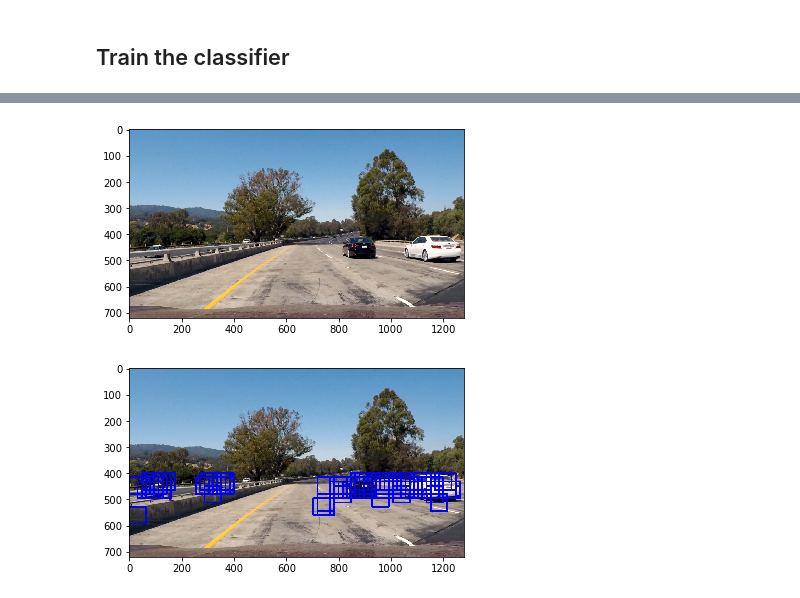
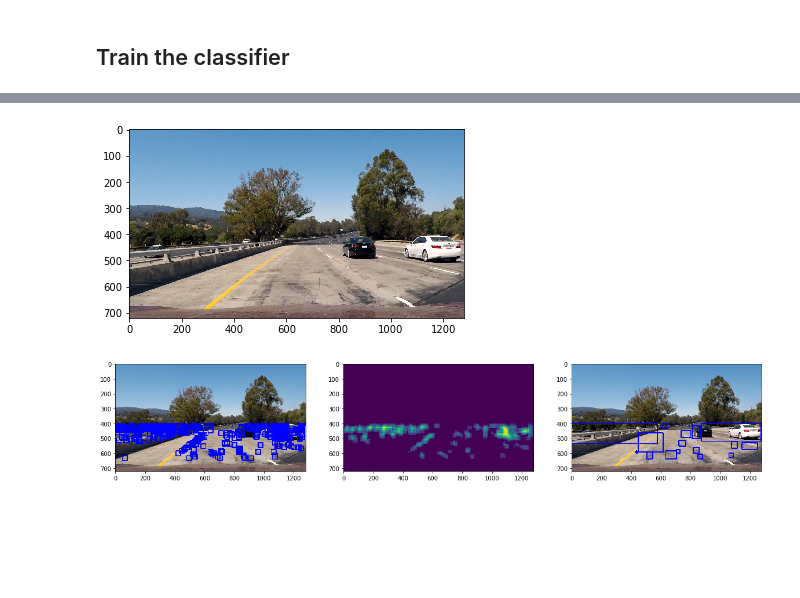
Before and after one commit to javajerry/CarND-Vehicle-Detection, a Jupyter notebook: VehicleDetection.ipynb, the cells around one changed output, grey strips where cells are left out. Cells and saved outputs as stored; diff of their text form; code cells hidden in the pictures; blank space fills up the shorter version.

```diff
--- a/VehicleDetection.ipynb
+++ b/VehicleDetection.ipynb
@@ -437,16 +437,34 @@ def draw_labeled_bboxes(img, labels):
         cv2.rectangle(img, bbox[0], bbox[1], (0,0,255), 6)
     # Return the image
     return img
+
+def apply_heatmap(img):
+    heat = np.zeros_like(img[:,:,0]).astype(np.float)
+
+    # Add heat to each box in box list
+    heat = add_heat(heat,bboxes)
+
+    # Apply threshold to help remove false positives
+    heat = apply_threshold(heat,1)
+
+    # Visualize the heatmap when displaying
+    heatmap = np.clip(heat, 0, 255)
+
+    # Find final boxes from heatmap using label function
+    labels = label(heatmap)
+    draw_img = draw_labeled_bboxes(np.copy(img), labels)
+
+    return heatmap, draw_img
 # %%
 
 # Define a single function that can extract features using hog sub-sampling and make predictions
-def find_cars(img, ystart, ystop, scale, svc, X_scaler, orient, pix_per_cell, cell_per_block, spatial, hist_bins):
+def find_cars(img, ystart, ystop, scale, svc, X_scaler, color_space, orient, pix_per_cell, cell_per_block, spatial, hist_bins):
 
     #draw_img = np.copy(img)
     img = img.astype(np.float32)/255
 
     img_tosearch = img[ystart:ystop,:,:]
-    ctrans_tosearch = convert_color(img_tosearch, conv='RGB2YCrCb')
+    ctrans_tosearch = convert_color(img_tosearch, conv=color_space)
     if scale != 1:
         imshape = ctrans_tosearch.shape
         ctrans_tosearch = cv2.resize(ctrans_tosearch, (np.int(imshape[1]/scale), np.int(imshape[0]/scale)))
@@ -470,7 +488,7 @@ def find_cars(img, ystart, ystop, scale, svc, X_scaler, orient, pix_per_cell, ce
     hog1 = get_hog_features(ch1, orient, pix_per_cell, cell_per_block, feature_vec=False)
     hog2 = get_hog_features(ch2, orient, pix_per_cell, cell_per_block, feature_vec=False)
     hog3 = get_hog_features(ch3, orient, pix_per_cell, cell_per_block, feature_vec=False)
-
+    print(hog3.shape)
     bboxes = []
     for xb in range(nxsteps):
         for yb in range(nysteps):
@@ -485,35 +503,9 @@ def find_cars(img, ystart, ystop, scale, svc, X_scaler, orient, pix_per_cell, ce
             xleft = xpos*pix_per_cell
             ytop = ypos*pix_per_cell
 
-            xbox_left = np.int(xleft*scale)
-            ytop_draw = np.int(ytop*scale)
-            win_draw = np.int(window*scale)
-
-
             # Extract the image patch
             subimg = cv2.resize(ctrans_tosearch[ytop:ytop+window, xleft:xleft+window], (64,64))
             #print(subimg.shape)
-
-            #check for heat
-            #heat = np.zeros_like(img[:,:,0]).astype(np.float)
-
-            #box_list = []
-            #box_list.append(((xbox_left, ytop_draw+ystart),(xbox_left+win_draw,ytop_draw+win_draw+ystart)))
-            # Add heat to each box in box list
-            #heat = add_heat(heat,box_list)
-            #print('heat', heat)
-
-            # Apply threshold to help remove false positives
-            #heat = apply_threshold(heat,1)
-            #print('heat', heat)
-
-            # Visualize the heatmap when displaying
-            #heatmap = np.clip(heat, 0, 255)
-
-            # Find final boxes from heatmap using label function
-            #labels = label(heatmap)
-            #if labels[1] > 0 :
-            #    print('labels', labels[1])
 
             # Get color features
             spatial_features = bin_spatial(subimg, size=(spatial, spatial))
@@ -529,6 +521,9 @@ def find_cars(img, ystart, ystop, scale, svc, X_scaler, orient, pix_per_cell, ce
             test_prediction = svc.predict(test_features)
 
             if test_prediction == 1:
+                xbox_left = np.int(xleft*scale)
+                ytop_draw = np.int(ytop*scale)
+                win_draw = np.int(window*scale)
                 bboxes.append(((xbox_left, ytop_draw+ystart),(xbox_left+win_draw,ytop_draw+win_draw+ystart)))
                 #cv2.rectangle(draw_img,(xbox_left, ytop_draw+ystart),(xbox_left+win_draw,ytop_draw+win_draw+ystart),(0,0,255),6)
 
@@ -536,7 +531,9 @@ def find_cars(img, ystart, ystop, scale, svc, X_scaler, orient, pix_per_cell, ce
 
 ystart = 400
 ystop = 656
-scale = 1
+#scale = 0.5
+
+scale_list = [0.5, 0.75, 1.0, 1.25, 1.5, 2.0]
 
 img = mpimg.imread('test_images/test1.jpg')
 print(img.shape)
@@ -547,33 +544,20 @@ svc = joblib.load(filename1)
 X_scaler = joblib.load(filename2)
 
 
-bboxes = find_cars(img, ystart, ystop, scale, svc, X_scaler, orient, pix_per_cell, cell_per_block, spatial, hist_bins)
-draw_img = np.copy(img)
-for bbox in bboxes:
-    cv2.rectangle(draw_img,bbox[0],bbox[1],(0,0,255),6)
+for scale in scale_list:
+    bboxes = find_cars(img, ystart, ystop, scale, svc, X_scaler, colorspace, orient, pix_per_cell, cell_per_block, spatial, hist_bins)
+    draw_img = np.copy(img)
+    for bbox in bboxes:
+        cv2.rectangle(draw_img,bbox[0],bbox[1],(0,0,255),6)
 
-plt.figure()
-plt.imshow(draw_img)
+    plt.figure(figsize=[20,10])
+    plt.subplot(131)
+    plt.imshow(draw_img)
 
-heat = np.zeros_like(img[:,:,0]).astype(np.float)
-
-# Add heat to each box in box list
-heat = add_heat(heat,bboxes)
-
-# Apply threshold to help remove false positives
-heat = apply_threshold(heat,1)
-
-# Visualize the heatmap when displaying
-heatmap = np.clip(heat, 0, 255)
-
-plt.figure()
-plt.imshow(heatmap, cmap='hot')
-
-# Find final boxes from heatmap using label function
-labels = label(heatmap)
-draw_img = draw_labeled_bboxes(np.copy(img), labels)
-
-plt.figure()
-plt.imshow(draw_img)
+    heatmap, draw_img = apply_heatmap(np.copy(img))
+    plt.subplot(132)
+    plt.imshow(heatmap)
+    plt.subplot(133)
+    plt.imshow(draw_img)
 # %% [output]
 (720, 1280, 3)
@@ -581,2 +570,2 @@ plt.imshow(draw_img)
 [figure]
-[figure, old version]
+[figure, new version]
```
Also changed, not shown: parts of 4 cells of this notebook.
